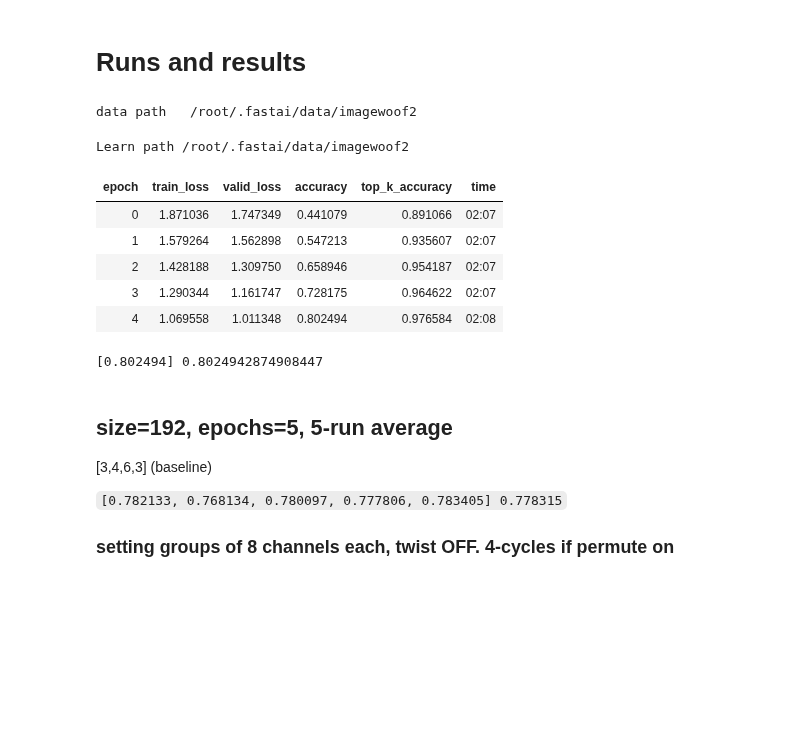
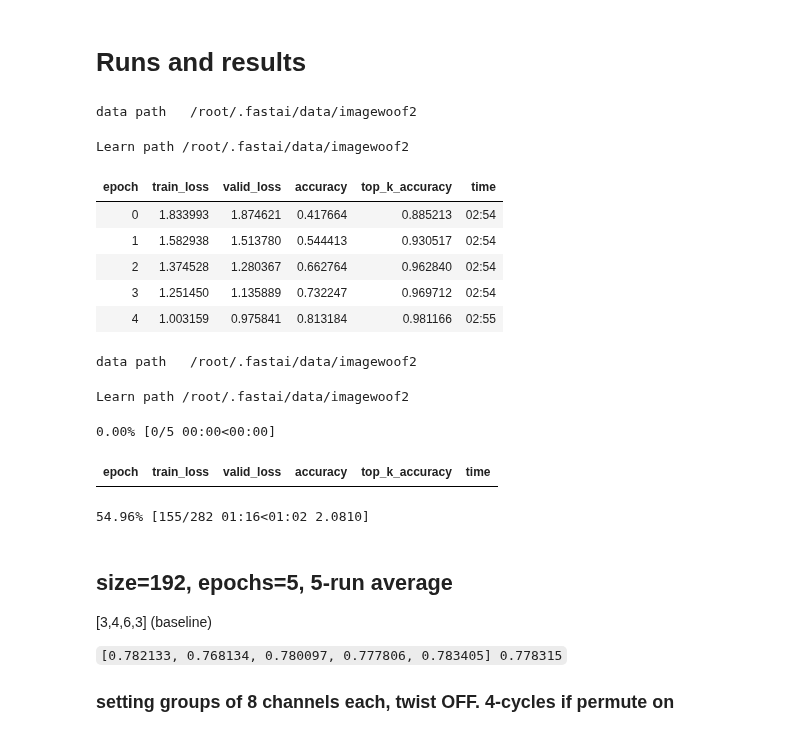
Before and after one commit to liuyao12/Ranger-Mish-ImageWoof-5, a Jupyter notebook: Woof_128_ConvTwist_sparse.ipynb, the cells around one changed output. Drawn from its saved outputs; the diff is of its cells as text; code cells hidden in the pictures; blank space fills up the shorter version.

```diff
--- a/Woof_128_ConvTwist_sparse.ipynb
+++ b/Woof_128_ConvTwist_sparse.ipynb
@@ -279,22 +242,26 @@ model.sa = True
 # Runs and results
 # %%
 res = []
-for e in [5]*1:
+for e in [5]*3:
     mixup=0 if e<=20 else 0.2
     learn = get_learn(model=model, size=192, bs=32, mixup=mixup)
     learn.fit_fc(e, lr=4e-3, moms=(0.95,0.95), start_pct=0.72)
     res += [learn.recorder.metrics[-1][0].item()]
 print([round(x, 6) for x in res], sum(res)/len(res))
 # %% [output]
 data path   /root/.fastai/data/imagewoof2
 Learn path /root/.fastai/data/imagewoof2
 | epoch | train_loss | valid_loss | accuracy | top_k_accuracy | time |
-| 0 | 1.871036 | 1.747349 | 0.441079 | 0.891066 | 02:07 |
-| 1 | 1.579264 | 1.562898 | 0.547213 | 0.935607 | 02:07 |
-| 2 | 1.428188 | 1.309750 | 0.658946 | 0.954187 | 02:07 |
-| 3 | 1.290344 | 1.161747 | 0.728175 | 0.964622 | 02:07 |
-| 4 | 1.069558 | 1.011348 | 0.802494 | 0.976584 | 02:08 |
+| 0 | 1.833993 | 1.874621 | 0.417664 | 0.885213 | 02:54 |
+| 1 | 1.582938 | 1.513780 | 0.544413 | 0.930517 | 02:54 |
+| 2 | 1.374528 | 1.280367 | 0.662764 | 0.962840 | 02:54 |
+| 3 | 1.251450 | 1.135889 | 0.732247 | 0.969712 | 02:54 |
+| 4 | 1.003159 | 0.975841 | 0.813184 | 0.981166 | 02:55 |
-[0.802494] 0.8024942874908447
+data path   /root/.fastai/data/imagewoof2
+Learn path /root/.fastai/data/imagewoof2
+0.00% [0/5 00:00<00:00]
+| epoch | train_loss | valid_loss | accuracy | top_k_accuracy | time |
+54.96% [155/282 01:16<01:02 2.0810]
 # %% [markdown]
 ## size=192, epochs=5, 5-run average
 
```
Also changed, not shown: parts of 5 cells of this notebook.
